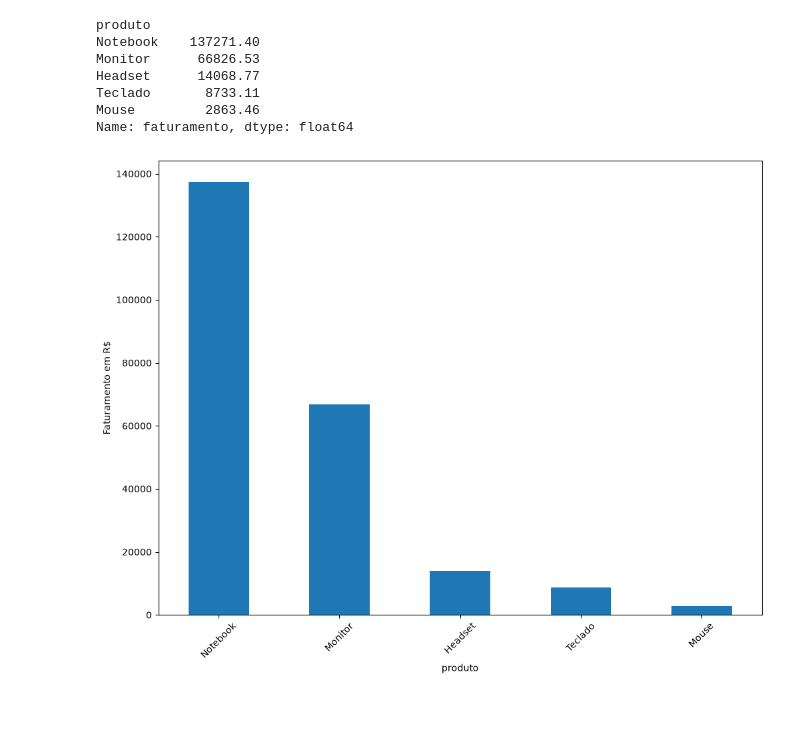
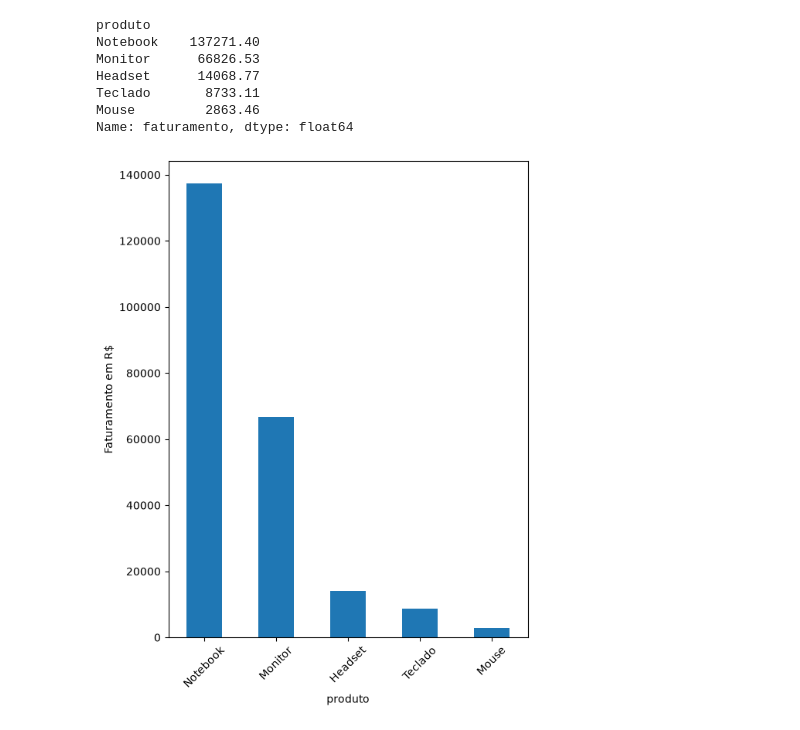
Before and after one commit to BenvenutiMateus/minicurso_pandas, a Jupyter notebook: aula0.ipynb, the cells around one changed output. Cells and saved outputs as stored; diff of their text form; code cells hidden in the pictures.

```diff
--- a/aula0.ipynb
+++ b/aula0.ipynb
@@ -514,11 +536,11 @@ Teclado       8733.11
 Mouse         2863.46
 Name: faturamento, dtype: float64
 # %%
-plt.figure(figsize=(10,8))
+plt.figure(figsize=(6,8))
 faturamento_por_produto.plot(kind='bar') # Plota uma series do pandas como gráfico de barras
 plt.xticks(rotation=45) # Gira o nome dos produtos em 45º
 plt.ylabel('Faturamento em R$')
-plt.tight_layout() # Serve para o pandas calcular e não atravessar os nomes dos produtos no gráfico
-plt.savefig("Faturamento_por_produto.jpg")
+# plt.tight_layout() # Serve para o pandas calcular e não atravessar os nomes dos produtos no gráfico
+plt.savefig("Faturamento_por_produto_sem_tight_layout.jpg")
 # %% [output]
-[figure, old version]
+[figure, new version]
```
Also changed, not shown: parts of 4 cells of this notebook, 1 other file.
